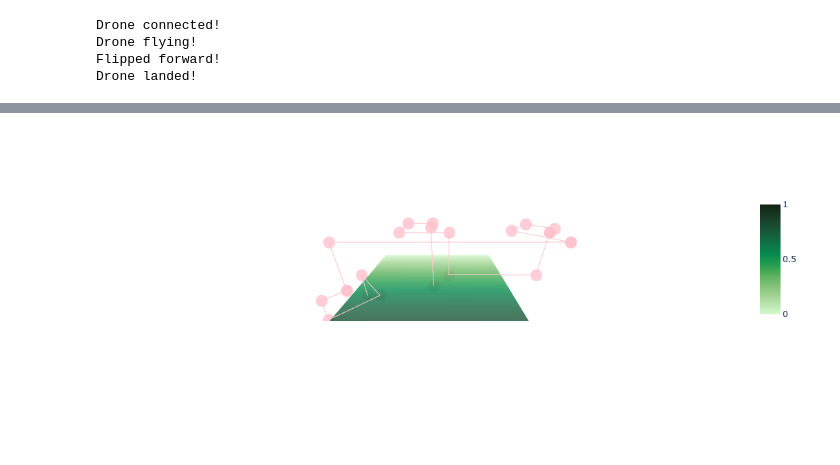
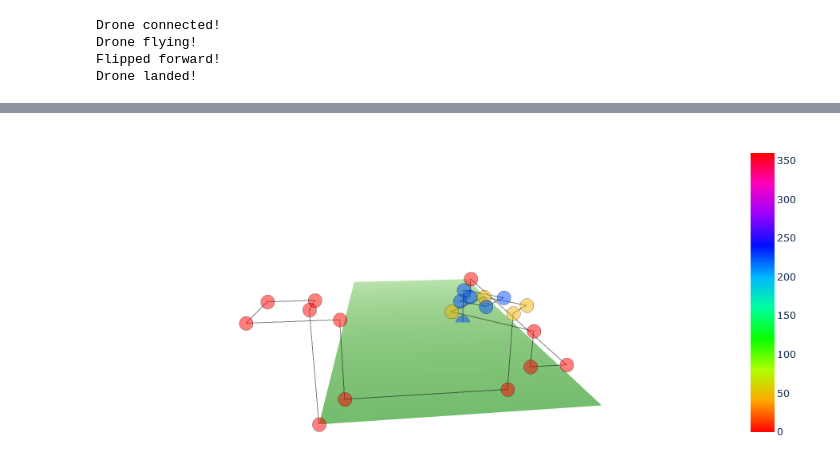
Before and after one commit to danalizieors/jupyter-tello, a Jupyter notebook: source/example.ipynb, the cells around one changed output, grey strips where cells are left out. Saved outputs shown, nothing was run; the diff lists cells and outputs as text; code cells hidden in the pictures; blank space fills up the shorter version.

Commit message:
encode simulated drone direction in color hue

```diff
--- a/source/example.ipynb
+++ b/source/example.ipynb
@@ -2,8 +2,8 @@
 from simtellopy import Tello
 # %%
 drone = Tello()
+drone.connect()
 
-drone.connect()
 drone.takeoff()
 
 drone.move_forward(20)
@@ -13,33 +13,35 @@ drone.move_right(50)
 
 drone.move_down(50)
 drone.move_right(100)
 drone.move_up(50)
 
 drone.rotate_clockwise(45)
 drone.move_forward(20)
 drone.move_left(30)
 drone.move_back(40)
 drone.move_right(50)
 drone.rotate_counter_clockwise(45)
 
-drone.move_left(200)
-drone.move_down(50)
+drone.move_down(20)
+drone.move_right(20)
+drone.move_forward(200)
+drone.move_down(20)
 
 drone.flip_forward()
 
 drone.rotate_counter_clockwise(45*3)
 drone.move_forward(20)
 drone.move_left(30)
 drone.move_back(40)
 drone.move_right(50)
 
 drone.land()
 
 drone.simulate()
 # %% [output]
 Drone connected!
 Drone flying!
 Flipped forward!
 Drone landed!
 [interactive output not drawn]
-[figure, old version]
+[figure, new version]
```
Also changed, not shown: 2 other files.
